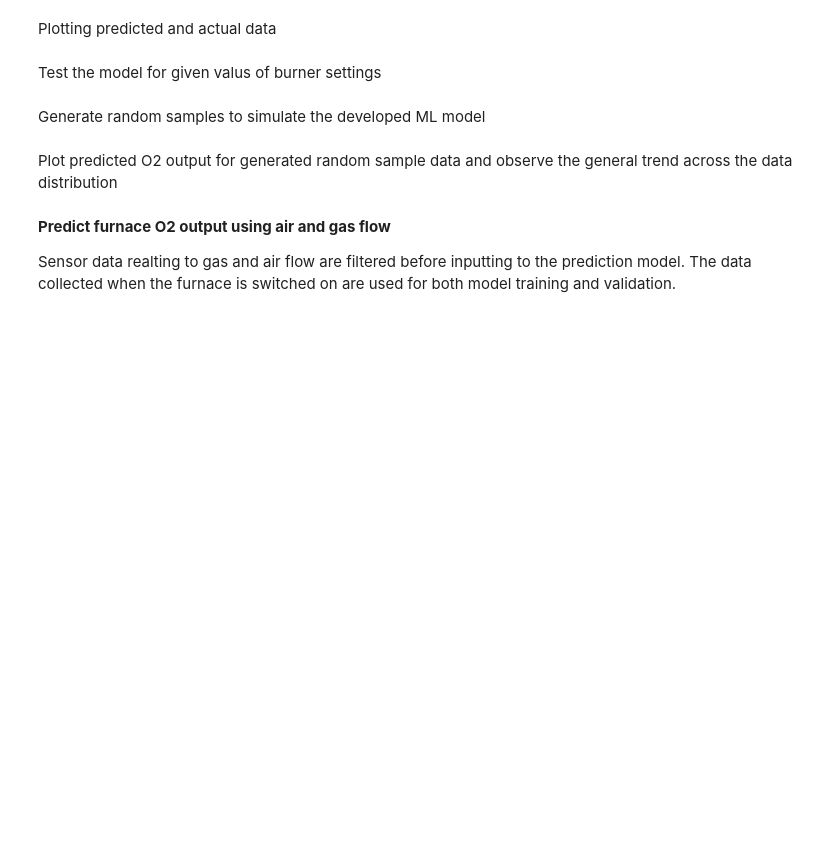
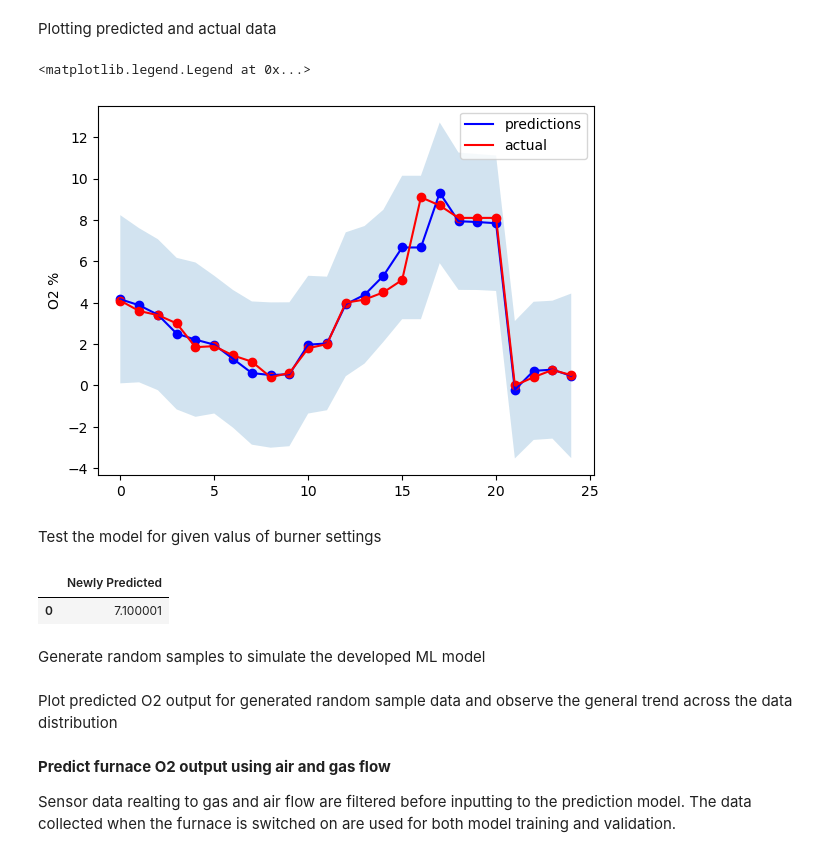
Before and after one commit to nmis-group/digf-zone-i4ch, a Jupyter notebook: anaconda-projects/dashboard-cv-furnace/03-predict_energy_output.ipynb, the cells around one changed output. Cells and saved outputs as stored; diff of their text form; code cells hidden in the pictures; blank space fills up the shorter version.

Commit message:
change kernel function

```diff
--- a/anaconda-projects/dashboard-cv-furnace/03-predict_energy_output.ipynb
+++ b/anaconda-projects/dashboard-cv-furnace/03-predict_energy_output.ipynb
@@ -51,28 +81,36 @@ corr_coef
 # %%
-# Drop columns with corr coeffcients higher than 0.9
-X = X.drop(columns =['Burner turns from zero', 'Fan speed / RPM'])
+from sklearn.gaussian_process.kernels import DotProduct, WhiteKernel
+kernel = DotProduct() + WhiteKernel()
+#from sklearn.gaussian_process.kernels import Matern
+#kernel = 1.0 * Matern(length_scale=1.0, nu=1.5)
+# Train the ML model
 X_train = X[10:]
 y_train = y[10:]
-gpr = GaussianProcessRegressor().fit(X_train, y_train)
+gpr = GaussianProcessRegressor(kernel=kernel,
+         random_state=0).fit(X_train, y_train)
 
 X_predict = X
-y_predict = gpr.predict(X_predict)
-X_predict
+y_gpr_mean, y_gpr_std = gpr.predict(X_predict, return_std=True)
 # %% [markdown]
 Plotting predicted and actual data
 # %%
+
 # plot predicted data
 y_std = np.std(burner_settings_df['Output O2 / %'])
 y_mean = np.mean(burner_settings_df['Output O2 / %'])
 y_actual = y
 
-plt.plot(y_predict*y_std+y_mean,label='predictions')
+plt.plot(y_gpr_mean*y_std+y_mean,'b',label='predictions')
+plt.fill_between(range(len(y_actual)), (y_gpr_mean-3*y_gpr_std)*y_std+y_mean, (y_gpr_mean+3*y_gpr_std)*y_std+y_mean, alpha=0.2)
 plt.ylabel('O2 %')
-plt.scatter(range(len(y_actual)),y_predict*y_std+y_mean)
+plt.scatter(range(len(y_actual)),y_gpr_mean*y_std+y_mean,c='b')
 
-plt.plot(range(len(y_actual)), y_actual*y_std+y_mean,label='actual')
-plt.scatter(range(len(y_actual)), y_actual*y_std+y_mean)
+plt.plot(range(len(y_actual)), y_actual*y_std+y_mean,'r',label='actual')
+plt.scatter(range(len(y_actual)), y_actual*y_std+y_mean,c='r')
 plt.legend()
+# %% [output]
+<matplotlib.legend.Legend at 0x...>
+[figure, added]
 # %% [markdown]
 Test the model for given valus of burner settings
 # %%
@@ -87,6 +125,9 @@ for col in cols:
 y_new_predict = gpr.predict(X_new_pr)
 Y_new = pd.DataFrame(y_new_predict*y_std+y_mean, columns=['Newly Predicted'])
 Y_new
+# %% [output]
+|  | Newly Predicted |
+| 0 | 7.100001 |
 # %% [markdown]
 Generate random samples to simulate the developed ML model
 # %%
```
Also changed, not shown: parts of 4 cells of this notebook.
